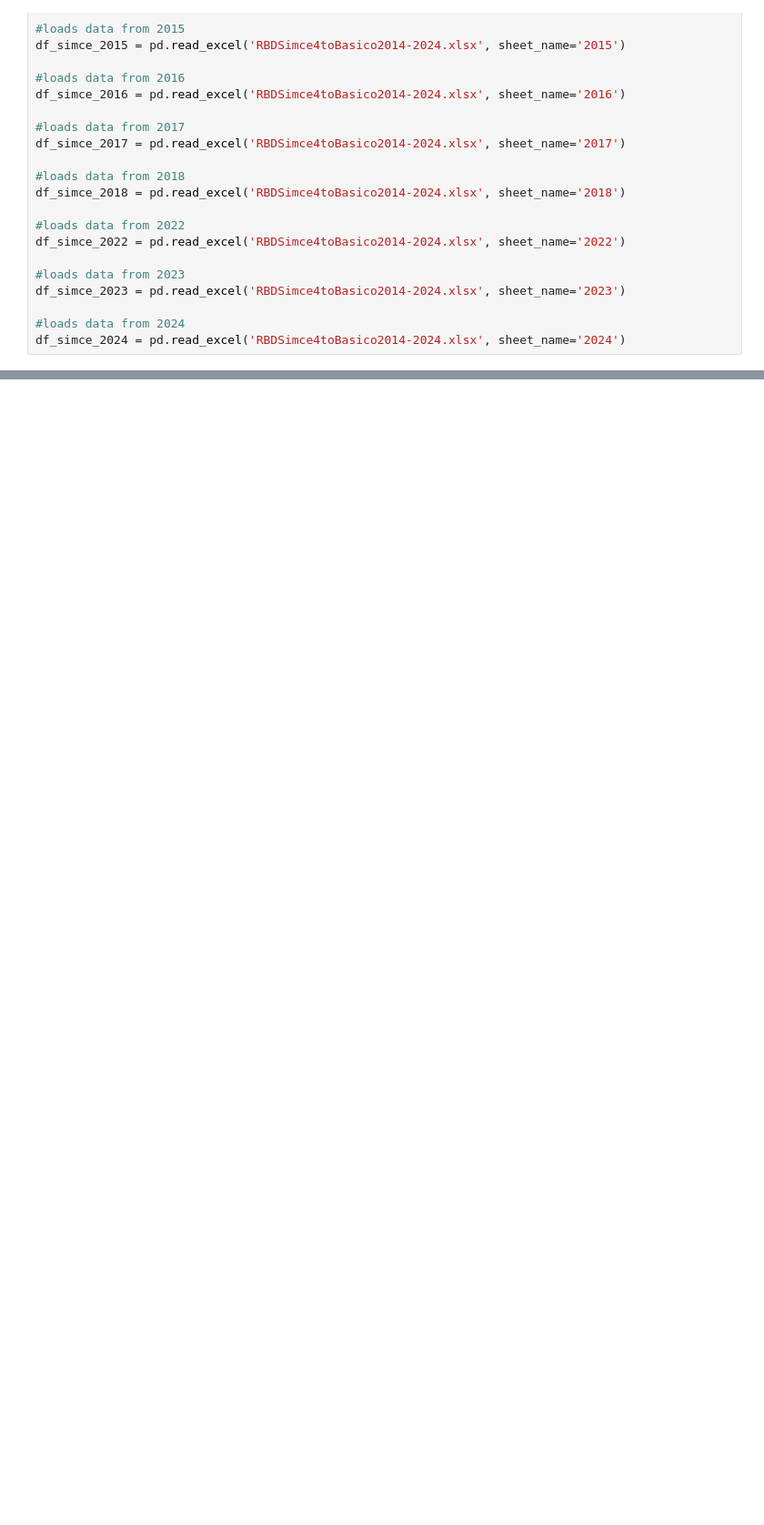
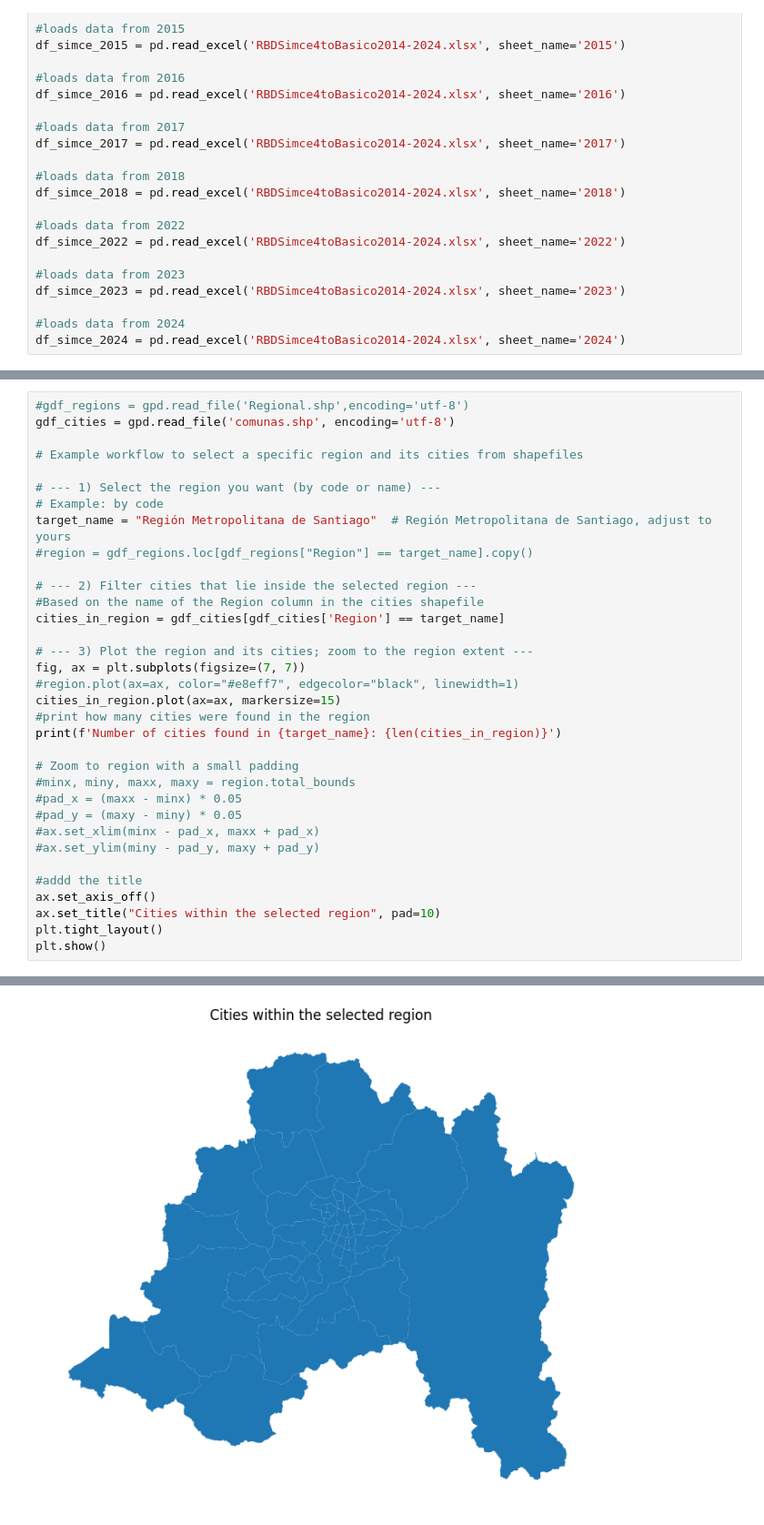
Before and after one commit to SebaxxDev/VIS, a Jupyter notebook: vis.ipynb, the cells around one changed output, grey strips where cells are left out. Shown at 91% size. Cells and saved outputs as stored; diff of their text form; blank space fills up the shorter version.

Commit message:
region metropolitana

```diff
--- a/vis.ipynb
+++ b/vis.ipynb
@@ -109,0 +127,35 @@ df_simce_all_years.describe()
+# %%
+#gdf_regions = gpd.read_file('Regional.shp',encoding='utf-8')
+gdf_cities = gpd.read_file('comunas.shp', encoding='utf-8')
+
+# Example workflow to select a specific region and its cities from shapefiles
+
+# --- 1) Select the region you want (by code or name) ---
+# Example: by code
+target_name = "Región Metropolitana de Santiago"  # Región Metropolitana de Santiago, adjust to yours
+#region = gdf_regions.loc[gdf_regions["Region"] == target_name].copy()
+
+# --- 2) Filter cities that lie inside the selected region ---
+#Based on the name of the Region column in the cities shapefile
+cities_in_region = gdf_cities[gdf_cities['Region'] == target_name]
+
+# --- 3) Plot the region and its cities; zoom to the region extent ---
+fig, ax = plt.subplots(figsize=(7, 7))
+#region.plot(ax=ax, color="#e8eff7", edgecolor="black", linewidth=1)
+cities_in_region.plot(ax=ax, markersize=15)
+#print how many cities were found in the region
+print(f'Number of cities found in {target_name}: {len(cities_in_region)}')
+
+# Zoom to region with a small padding
+#minx, miny, maxx, maxy = region.total_bounds
+#pad_x = (maxx - minx) * 0.05
+#pad_y = (maxy - miny) * 0.05
+#ax.set_xlim(minx - pad_x, maxx + pad_x)
+#ax.set_ylim(miny - pad_y, maxy + pad_y)
+
+#addd the title
+ax.set_axis_off()
+ax.set_title("Cities within the selected region", pad=10)
+plt.tight_layout()
+plt.show()
+# %% [output]
@@ -109,0 +163 @@ df_simce_all_years.describe()
+[figure, added]
```
Also changed, not shown: parts of 6 cells of this notebook, 1 other file.
